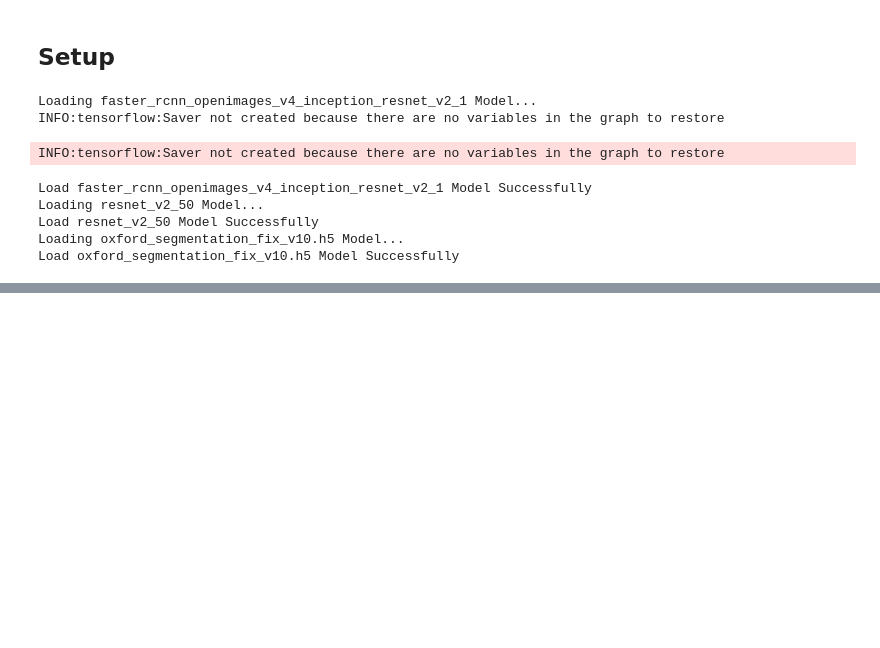
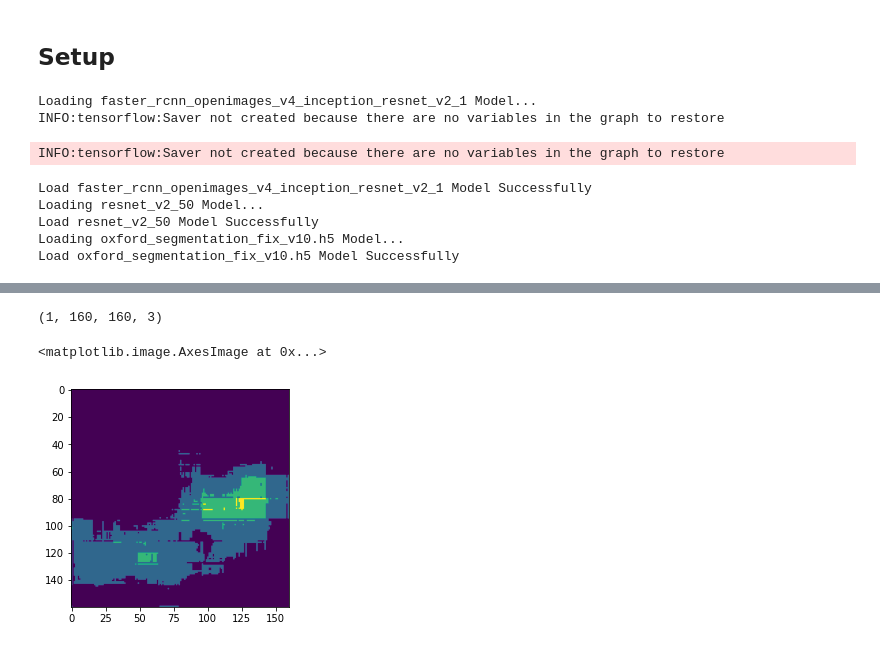
Before and after one commit to gitwetguy/Eating_health_management, a Jupyter notebook: 02-Food_detection.ipynb, the cells around one changed output, grey strips where cells are left out. Drawn from its saved outputs; the diff is of its cells as text; code cells hidden in the pictures; blank space fills up the shorter version.

```diff
--- a/02-Food_detection.ipynb
+++ b/02-Food_detection.ipynb
@@ -394,0 +403,6 @@ model.predict()
+# %%
+image_expend.shape
+image_expend_255 = image_expend/255.
+image_expend_255.shape
+# %% [output]
+(1, 160, 160, 3)
@@ -394,0 +412,9 @@ model.predict()
+# %%
+# pred_mask_test = np.where(test_mask > np.percentile(test_mask,50),65,0)
+test = np.around(test, decimals=1)
+pred_mask_test = test[:,:,65]
+
+plt.imshow(pred_mask_test)
+# %% [output]
+<matplotlib.image.AxesImage at 0x...>
+[figure, added]
```
Also changed, not shown: parts of 11 cells of this notebook, 3 other files.
